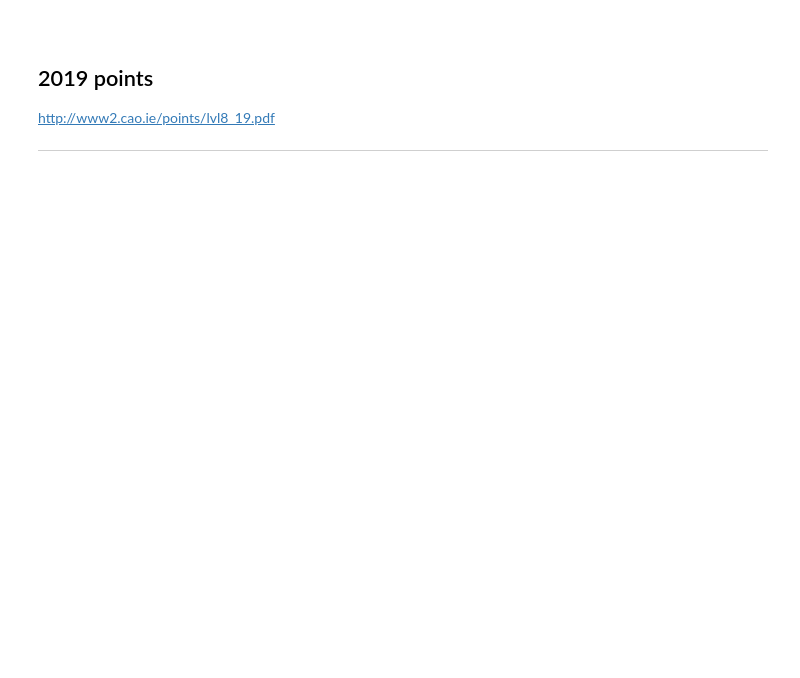
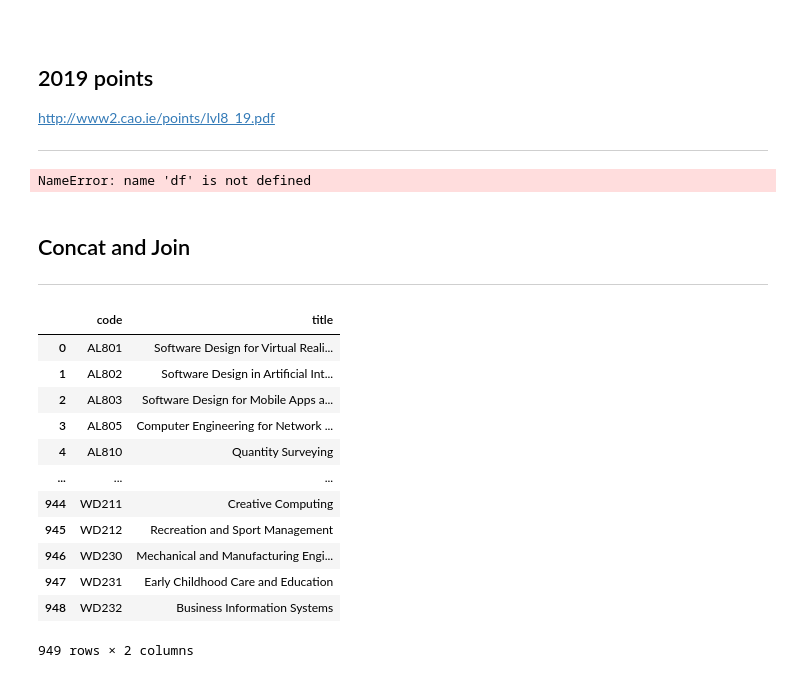
Before and after one commit to Trishmcc/Fundamentals-of-Data-Analytics, a Jupyter notebook: cao-points-analysis.ipynb, the cells around one changed output. Cells and saved outputs as stored; diff of their text form; code cells hidden in the pictures; blank space fills up the shorter version.

```diff
--- a/cao-points-analysis.ipynb
+++ b/cao-points-analysis.ipynb
@@ -194,0 +245,9 @@ dfs = tabula.read_pdf(path, pages='all')
+# %%
+df2=df.DataFrame(df2019[df2019['Course Code'].isnull()]['INSTITUTION and COURSE'].astype(str))
+df1 = df.DataFrame(df2019['Course Code'].astype(str).str[:2].unique().astype(str)[1:])
+df3 = pd.concat([df1, df2])
+df3
+#df_2019_collegenames =  pd.concat(frames)
+#df_2019_collegenames
+# %% [output]
+NameError: name 'df' is not defined
@@ -194,0 +258,23 @@ dfs = tabula.read_pdf(path, pages='all')
+# %% [markdown]
+</br>
+
+## Concat and Join
+
+***
+# %%
+courses2021 = df2021[['code', 'title']]
+courses2021
+# %% [output]
+|  | code | title |
+| 0 | AL801 | Software Design for Virtual Reali... |
+| 1 | AL802 | Software Design in Artificial Int... |
+| 2 | AL803 | Software Design for Mobile Apps a... |
+| 3 | AL805 | Computer Engineering for Network ... |
+| 4 | AL810 | Quantity Surveying |
+| ... | ... | ... |
+| 944 | WD211 | Creative Computing |
+| 945 | WD212 | Recreation and Sport Management |
+| 946 | WD230 | Mechanical and Manufacturing Engi... |
+| 947 | WD231 | Early Childhood Care and Education |
+| 948 | WD232 | Business Information Systems |
+949 rows × 2 columns
```
Also changed, not shown: parts of 27 cells of this notebook, 45 other files.
